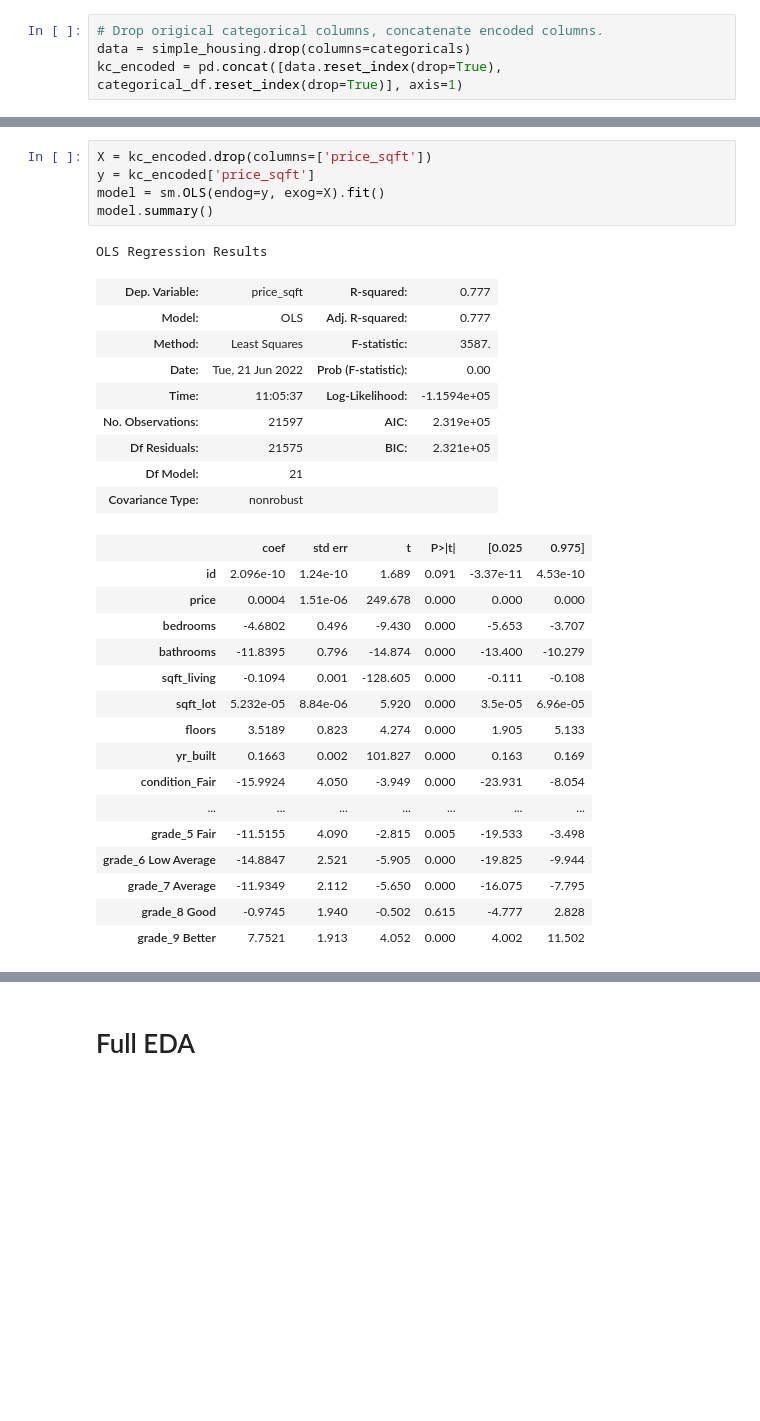
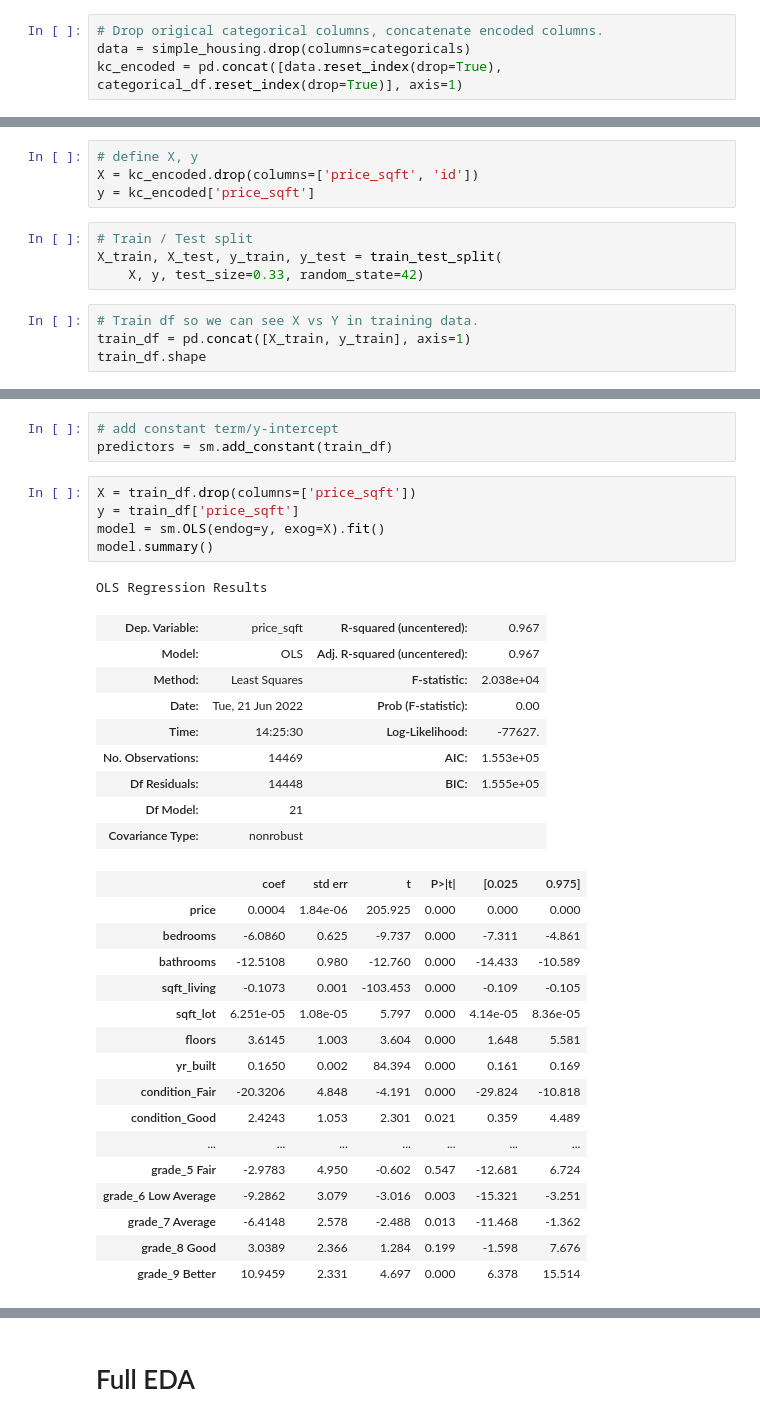
Before and after one commit to ThomasHChapman/P2-SeattleHousing, a Jupyter notebook: working_notebooks/tom_working.ipynb, the cells around one changed output, grey strips where cells are left out. Drawn from its saved outputs; the diff is of its cells as text; blank space fills up the shorter version.

Commit message:
exploratory modelling

```diff
--- a/working_notebooks/tom_working.ipynb
+++ b/working_notebooks/tom_working.ipynb
@@ -187,0 +178,12 @@ kc_encoded.to_csv('../data/kc_encoded.csv')
+# %%
+# define X, y
+X = kc_encoded.drop(columns=['price_sqft', 'id'])
+y = kc_encoded['price_sqft']
+# %%
+# Train / Test split
+X_train, X_test, y_train, y_test = train_test_split(
+    X, y, test_size=0.33, random_state=42)
+# %%
+# Train df so we can see X vs Y in training data.
+train_df = pd.concat([X_train, y_train], axis=1)
+train_df.shape
@@ -188,32 +212,35 @@ kc_encoded.to_csv('../data/kc_encoded.csv')
+# %%
+# add constant term/y-intercept
+predictors = sm.add_constant(train_df)
 # %%
-X = kc_encoded.drop(columns=['price_sqft'])
-y = kc_encoded['price_sqft']
+X = train_df.drop(columns=['price_sqft'])
+y = train_df['price_sqft']
 model = sm.OLS(endog=y, exog=X).fit()
 model.summary()
 # %% [output]
 OLS Regression Results
-| Dep. Variable: | price_sqft | R-squared: | 0.777 |
-| Model: | OLS | Adj. R-squared: | 0.777 |
-| Method: | Least Squares | F-statistic: | 3587. |
+| Dep. Variable: | price_sqft | R-squared (uncentered): | 0.967 |
+| Model: | OLS | Adj. R-squared (uncentered): | 0.967 |
+| Method: | Least Squares | F-statistic: | 2.038e+04 |
 | Date: | Tue, 21 Jun 2022 | Prob (F-statistic): | 0.00 |
-| Time: | 11:05:37 | Log-Likelihood: | -1.1594e+05 |
-| No. Observations: | 21597 | AIC: | 2.319e+05 |
-| Df Residuals: | 21575 | BIC: | 2.321e+05 |
+| Time: | 14:25:30 | Log-Likelihood: | -77627. |
+| No. Observations: | 14469 | AIC: | 1.553e+05 |
+| Df Residuals: | 14448 | BIC: | 1.555e+05 |
 | Df Model: | 21 |  |  |
 | Covariance Type: | nonrobust |  |  |
 |  | coef | std err | t | P>|t| | [0.025 | 0.975] |
-| id | 2.096e-10 | 1.24e-10 | 1.689 | 0.091 | -3.37e-11 | 4.53e-10 |
-| price | 0.0004 | 1.51e-06 | 249.678 | 0.000 | 0.000 | 0.000 |
-| bedrooms | -4.6802 | 0.496 | -9.430 | 0.000 | -5.653 | -3.707 |
-| bathrooms | -11.8395 | 0.796 | -14.874 | 0.000 | -13.400 | -10.279 |
-| sqft_living | -0.1094 | 0.001 | -128.605 | 0.000 | -0.111 | -0.108 |
-| sqft_lot | 5.232e-05 | 8.84e-06 | 5.920 | 0.000 | 3.5e-05 | 6.96e-05 |
-| floors | 3.5189 | 0.823 | 4.274 | 0.000 | 1.905 | 5.133 |
-| yr_built | 0.1663 | 0.002 | 101.827 | 0.000 | 0.163 | 0.169 |
-| condition_Fair | -15.9924 | 4.050 | -3.949 | 0.000 | -23.931 | -8.054 |
+| price | 0.0004 | 1.84e-06 | 205.925 | 0.000 | 0.000 | 0.000 |
+| bedrooms | -6.0860 | 0.625 | -9.737 | 0.000 | -7.311 | -4.861 |
+| bathrooms | -12.5108 | 0.980 | -12.760 | 0.000 | -14.433 | -10.589 |
+| sqft_living | -0.1073 | 0.001 | -103.453 | 0.000 | -0.109 | -0.105 |
+| sqft_lot | 6.251e-05 | 1.08e-05 | 5.797 | 0.000 | 4.14e-05 | 8.36e-05 |
+| floors | 3.6145 | 1.003 | 3.604 | 0.000 | 1.648 | 5.581 |
+| yr_built | 0.1650 | 0.002 | 84.394 | 0.000 | 0.161 | 0.169 |
+| condition_Fair | -20.3206 | 4.848 | -4.191 | 0.000 | -29.824 | -10.818 |
+| condition_Good | 2.4243 | 1.053 | 2.301 | 0.021 | 0.359 | 4.489 |
 | ... | ... | ... | ... | ... | ... | ... |
-| grade_5 Fair | -11.5155 | 4.090 | -2.815 | 0.005 | -19.533 | -3.498 |
-| grade_6 Low Average | -14.8847 | 2.521 | -5.905 | 0.000 | -19.825 | -9.944 |
-| grade_7 Average | -11.9349 | 2.112 | -5.650 | 0.000 | -16.075 | -7.795 |
-| grade_8 Good | -0.9745 | 1.940 | -0.502 | 0.615 | -4.777 | 2.828 |
-| grade_9 Better | 7.7521 | 1.913 | 4.052 | 0.000 | 4.002 | 11.502 |
+| grade_5 Fair | -2.9783 | 4.950 | -0.602 | 0.547 | -12.681 | 6.724 |
+| grade_6 Low Average | -9.2862 | 3.079 | -3.016 | 0.003 | -15.321 | -3.251 |
+| grade_7 Average | -6.4148 | 2.578 | -2.488 | 0.013 | -11.468 | -1.362 |
+| grade_8 Good | 3.0389 | 2.366 | 1.284 | 0.199 | -1.598 | 7.676 |
+| grade_9 Better | 10.9459 | 2.331 | 4.697 | 0.000 | 6.378 | 15.514 |
```
Also changed, not shown: parts of 23 cells of this notebook.
